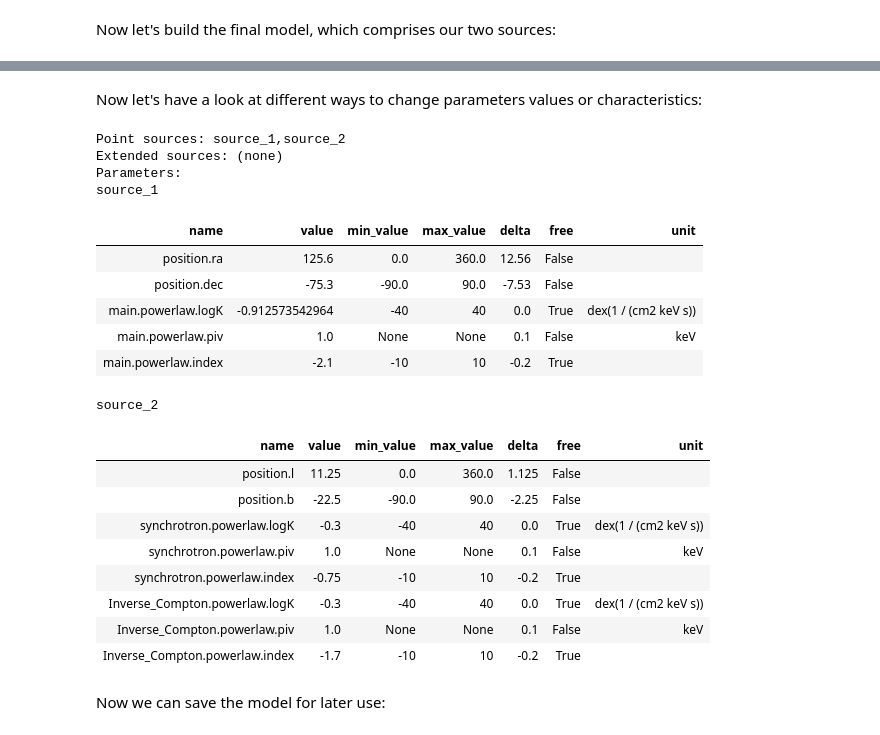
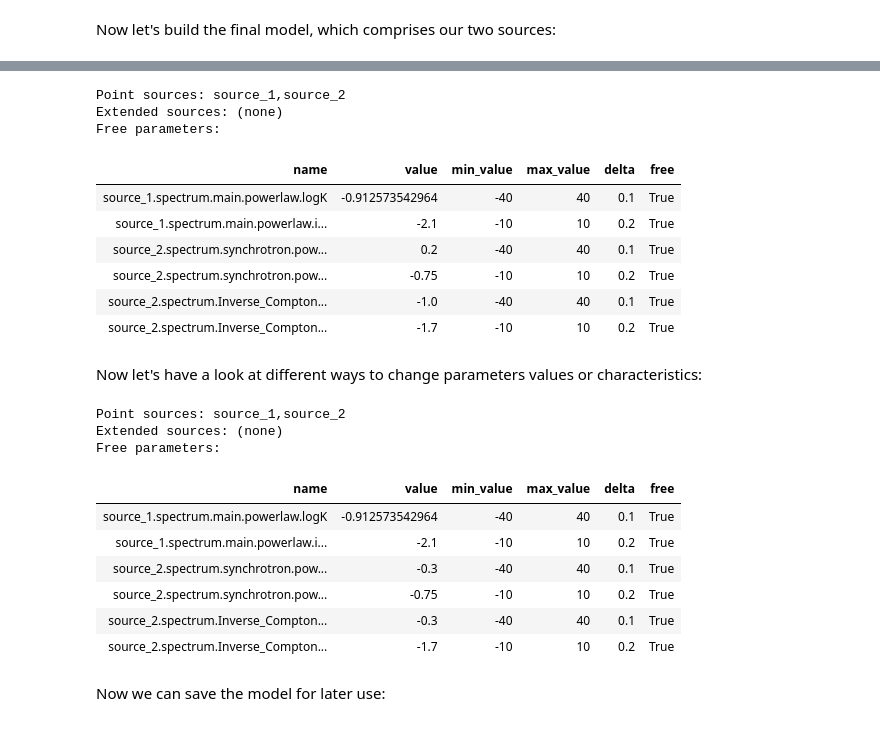
Before and after one commit to threeML/astromodels, a Jupyter notebook: examples/create_model.ipynb, the cells around one changed output, grey strips where cells are left out. Drawn from its saved outputs; the diff is of its cells as text; code cells hidden in the pictures.

```diff
--- a/examples/create_model.ipynb
+++ b/examples/create_model.ipynb
@@ -52,7 +78,7 @@ We can also provide the parameters in different units, and astromodels will conv
 # %%
 # Express the differential flux at the pivot energy in 1 / (MeV cm2 s)
 
-pts1_shape.logK = 122.3 / (u.MeV * u.cm * u.cm * u.s)
+pts1_shape.logK.set(122.3 / (u.MeV * u.cm * u.cm * u.s))
 
 # Verify how things have changed
 
@@ -173,45 +171,50 @@ source_2
+# %%
+# Let's have a look at what we just created
+
+my_model.display()
+# %% [output]
+Point sources: source_1,source_2
+Extended sources: (none)
+Free parameters:
+| name | value | min_value | max_value | delta | free |
+| source_1.spectrum.main.powerlaw.logK | -0.912573542964 | -40 | 40 | 0.1 | True |
+| source_1.spectrum.main.powerlaw.i... | -2.1 | -10 | 10 | 0.2 | True |
+| source_2.spectrum.synchrotron.pow... | 0.2 | -40 | 40 | 0.1 | True |
+| source_2.spectrum.synchrotron.pow... | -0.75 | -10 | 10 | 0.2 | True |
+| source_2.spectrum.Inverse_Compton... | -1.0 | -40 | 40 | 0.1 | True |
+| source_2.spectrum.Inverse_Compton... | -1.7 | -10 | 10 | 0.2 | True |
 # %% [markdown]
 Now let's have a look at different ways to change parameters values or characteristics:
 # %%
 # Method 1: universal method. When you have available an instance of a model
 # you can refer to a parameter with the 'extended' syntax:
 
-my_model.source_2.synchrotron.powerlaw.logK = 0.3
+my_model.source_2.spectrum.synchrotron.powerlaw.logK = 0.3
 
 # Method 2: universal method 2. You can obtain the same result without
 # explicitly using the name of the spectral function, by using the
 # generic name 'shape':
 
-my_model.source_2.synchrotron.shape.logK = 0.3
+my_model.source_2.spectrum.synchrotron.shape.logK = 0.3
 
 # Method 3: using instances created previously.
 
-point_source2.synchrotron.shape.logK = -0.3
+point_source2.spectrum.synchrotron.shape.logK = -0.3
 component2.shape.logK = -0.3
 spectrum2.logK = -0.3
 
 my_model.display()
 # %% [output]
 Point sources: source_1,source_2
 Extended sources: (none)
-Parameters:
-source_1
+Free parameters:
-| name | value | min_value | max_value | delta | free | unit |
-| position.ra | 125.6 | 0.0 | 360.0 | 12.56 | False |  |
-| position.dec | -75.3 | -90.0 | 90.0 | -7.53 | False |  |
-| main.powerlaw.logK | -0.912573542964 | -40 | 40 | 0.0 | True | dex(1 / (cm2 keV s)) |
-| main.powerlaw.piv | 1.0 | None | None | 0.1 | False | keV |
-| main.powerlaw.index | -2.1 | -10 | 10 | -0.2 | True |  |
+| name | value | min_value | max_value | delta | free |
+| source_1.spectrum.main.powerlaw.logK | -0.912573542964 | -40 | 40 | 0.1 | True |
+| source_1.spectrum.main.powerlaw.i... | -2.1 | -10 | 10 | 0.2 | True |
+| source_2.spectrum.synchrotron.pow... | -0.3 | -40 | 40 | 0.1 | True |
+| source_2.spectrum.synchrotron.pow... | -0.75 | -10 | 10 | 0.2 | True |
+| source_2.spectrum.Inverse_Compton... | -0.3 | -40 | 40 | 0.1 | True |
+| source_2.spectrum.Inverse_Compton... | -1.7 | -10 | 10 | 0.2 | True |
-source_2
-| name | value | min_value | max_value | delta | free | unit |
-| position.l | 11.25 | 0.0 | 360.0 | 1.125 | False |  |
-| position.b | -22.5 | -90.0 | 90.0 | -2.25 | False |  |
-| synchrotron.powerlaw.logK | -0.3 | -40 | 40 | 0.0 | True | dex(1 / (cm2 keV s)) |
-| synchrotron.powerlaw.piv | 1.0 | None | None | 0.1 | False | keV |
-| synchrotron.powerlaw.index | -0.75 | -10 | 10 | -0.2 | True |  |
-| Inverse_Compton.powerlaw.logK | -0.3 | -40 | 40 | 0.0 | True | dex(1 / (cm2 keV s)) |
-| Inverse_Compton.powerlaw.piv | 1.0 | None | None | 0.1 | False | keV |
-| Inverse_Compton.powerlaw.index | -1.7 | -10 | 10 | -0.2 | True |  |
 # %% [markdown]
 Now we can save the model for later use:
 # %%
```
Also changed, not shown: parts of 19 cells of this notebook, 17 other files.
